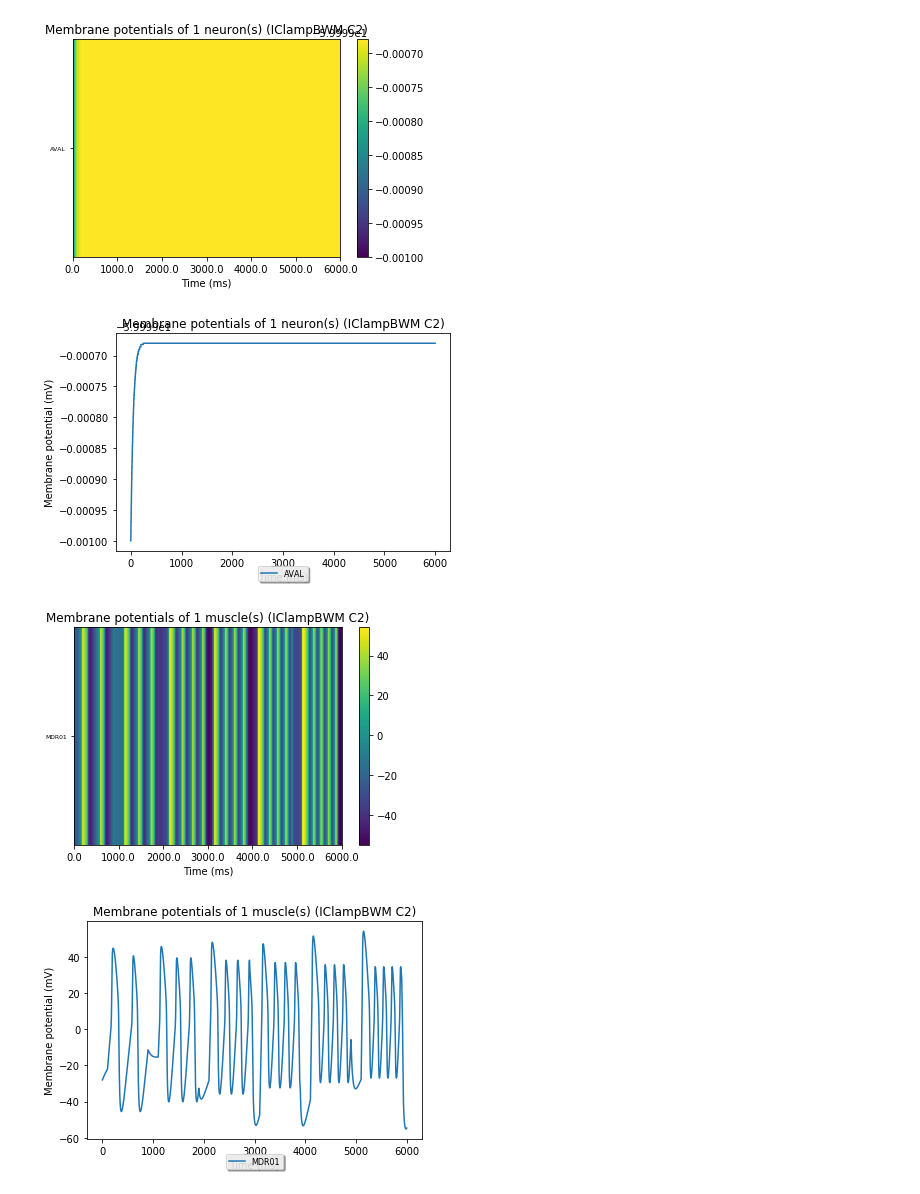
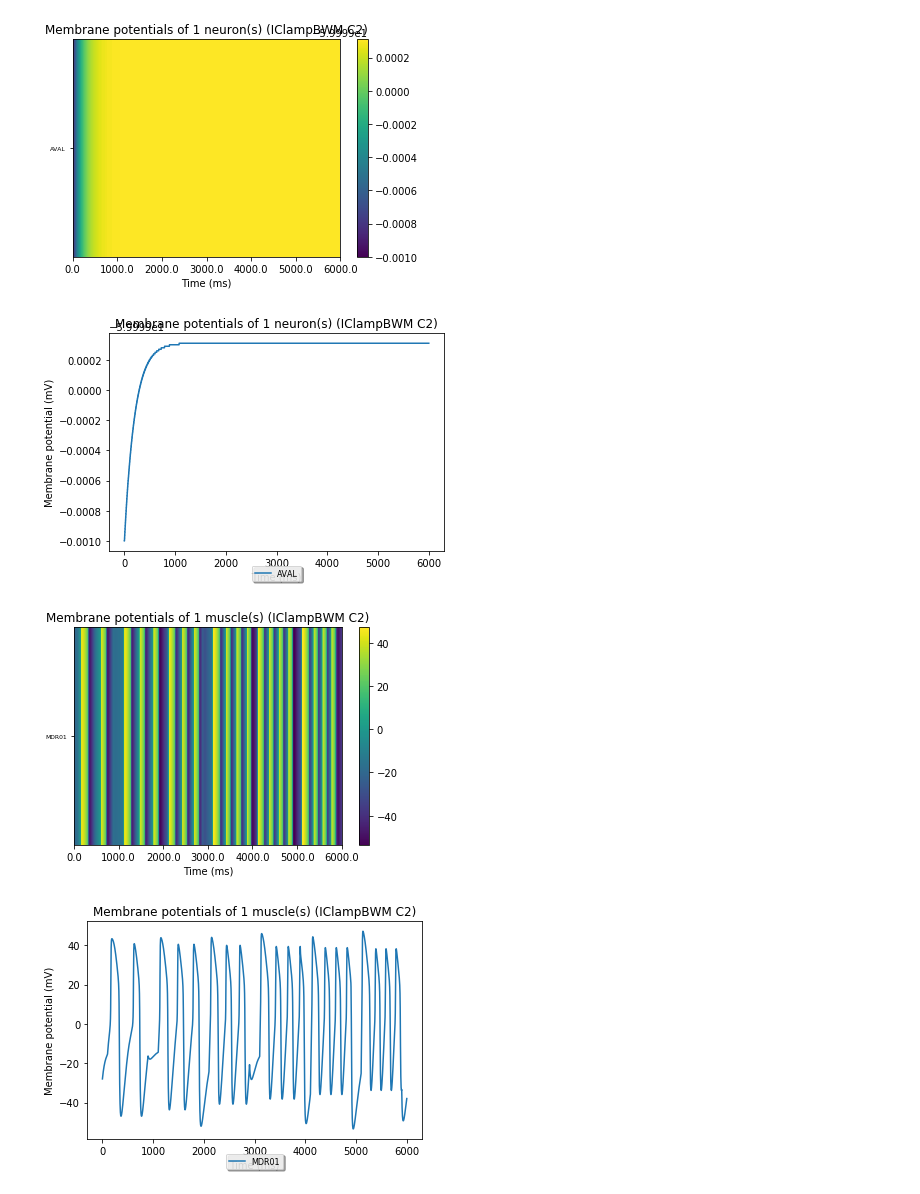
Before and after one commit to openworm/CElegansNeuroML, a Jupyter notebook: CElegans/pythonScripts/c302/notebooks/RunMuscleModel.ipynb, the cells around one changed output. Cells and saved outputs as stored; diff of their text form; code cells hidden in the pictures.

```diff
--- a/CElegans/pythonScripts/c302/notebooks/RunMuscleModel.ipynb
+++ b/CElegans/pythonScripts/c302/notebooks/RunMuscleModel.ipynb
@@ -5,7 +5,7 @@ os.chdir("..")
 %matplotlib inline
 # %%
 from runAndPlot import run_c302
-cells, cells_to_stimulate, params, muscles = run_c302('IClampBWM','C2','',1000,0.05,'jNeuroML',verbose=False,plot_ca=False, data_reader="UpdatedSpreadsheetDataReader")
+cells, cells_to_stimulate, params, muscles = run_c302('IClampBWM','C2','',1000,0.05,'jNeuroML_NEURON',verbose=False,plot_ca=False, data_reader="UpdatedSpreadsheetDataReader", config_package="notebooks.configs")
 # %% [output]
 ********************
 
@@ -13,18 +13,18 @@ cells, cells_to_stimulate, params, muscles = run_c302('IClampBWM','C2','',1000,0
 
 ********************
 Set default parameters for C
 Set default parameters for C2
 Opened file: /home/developer/forks/CElegansNeuroML/CElegans/pythonScripts/c302/../../../herm_full_edgelist.csv
 Opened file: /home/developer/forks/CElegansNeuroML/CElegans/pythonScripts/c302/../../../herm_full_edgelist.csv
 c302      >>>  Positioning muscle: MDR01 at (80,-270,80)
 c302      >>>  Writing generated network to: /home/developer/forks/CElegansNeuroML/CElegans/pythonScripts/c302/examples/c302_C2_IClampBWM.nml
 Validating examples/c302_C2_IClampBWM.nml against /usr/local/lib/python2.7/dist-packages/neuroml/nml/NeuroML_v2beta4.xsd
 ... (5 lines left out)
 c302      >>>  Plotting neuron voltages
 c302      >>>  Generating plots for: Membrane potentials of 1 neuron(s) (IClampBWM C2)
 c302      >>>  Plotting muscle voltages
 c302      >>>  Generating plots for: Membrane potentials of 1 muscle(s) (IClampBWM C2)
-[figure, old version]
+[figure, new version]
-[figure, old version]
+[figure, new version]
-[figure, old version]
+[figure, new version]
-[figure, old version]
+[figure, new version]
```
Also changed, not shown: parts of 2 cells of this notebook, 10 other files.
